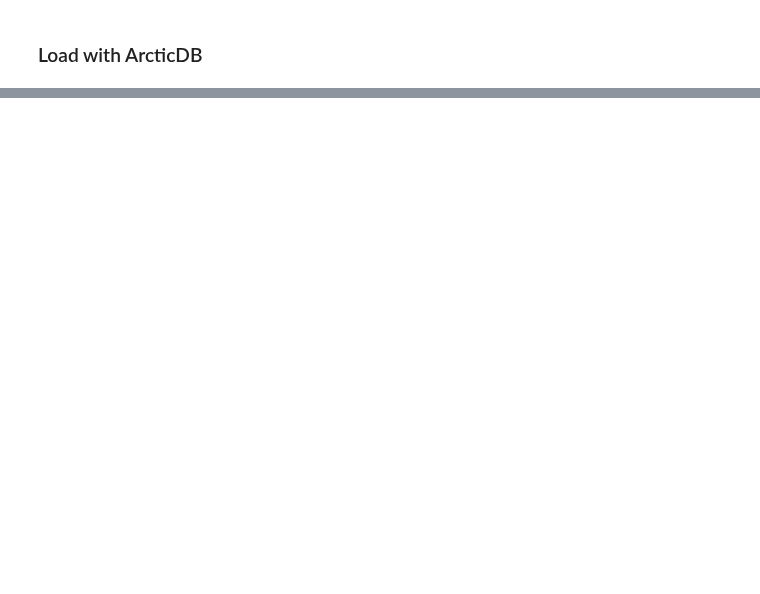
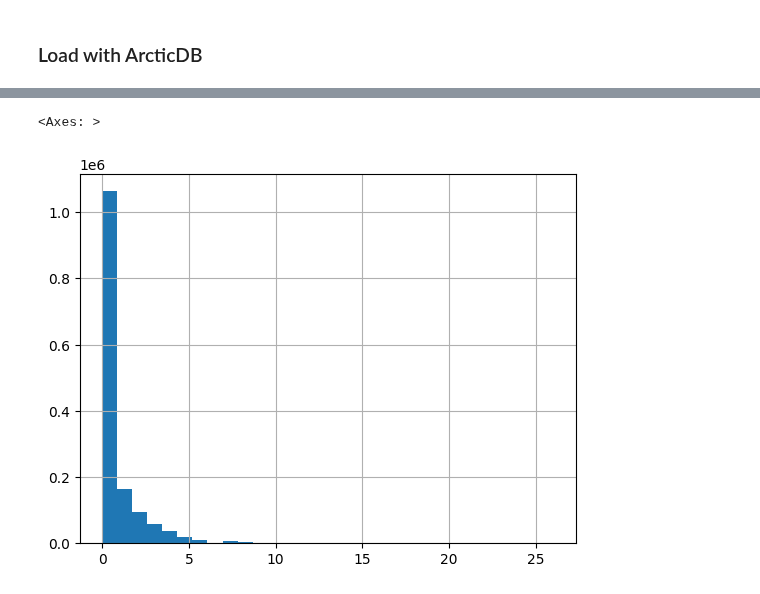
Before and after one commit to n-petit/lobster-tools, a Jupyter notebook: notebooks/08_etf_pipeline2_s3.ipynb, the cells around one changed output, grey strips where cells are left out. Cells and saved outputs as stored; diff of their text form; code cells hidden in the pictures; blank space fills up the shorter version.

```diff
--- a/notebooks/08_etf_pipeline2_s3.ipynb
+++ b/notebooks/08_etf_pipeline2_s3.ipynb
@@ -409,0 +365,3 @@ for col in summary_statistics:
+# %%
+df = pd.read_pickle('../features/XLC_all')
+df.rename({'pnl_to_close':'pnl_to_close_bps', 'hit_ratio':'hit'})
@@ -409,0 +383,5 @@ for col in summary_statistics:
+# %%
+df = sparse_to_dense(df)
+# %%
+df["_500us_distinct_tickers"] = df["_500us_distinct_tickers_os_af"] + df["_500us_distinct_tickers_os_bf"] + df["_500us_distinct_tickers_ss_af"] + df["_500us_distinct_tickers_ss_bf"]
+df["_500us_num_trades"] = df["_500us_num_trades_os_af"] + df["_500us_num_trades_os_bf"] + df["_500us_num_trades_ss_af"] + df["_500us_num_trades_ss_bf"]
@@ -409,0 +412,5 @@ for col in summary_statistics:
+# %%
+df._500us_distinct_tickers.hist(bins=30)
+# %% [output]
+<Axes: >
+[figure, added]
```
Also changed, not shown: parts of 35 cells of this notebook, 5 other files.
